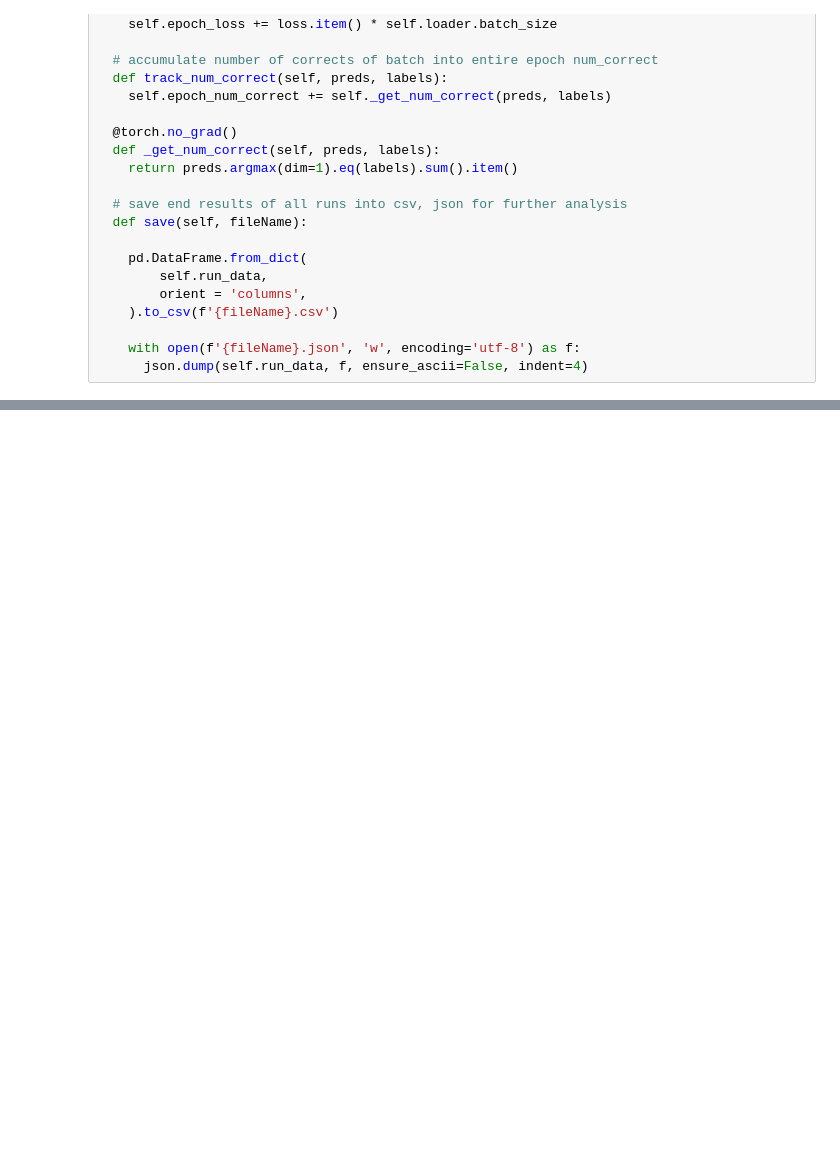
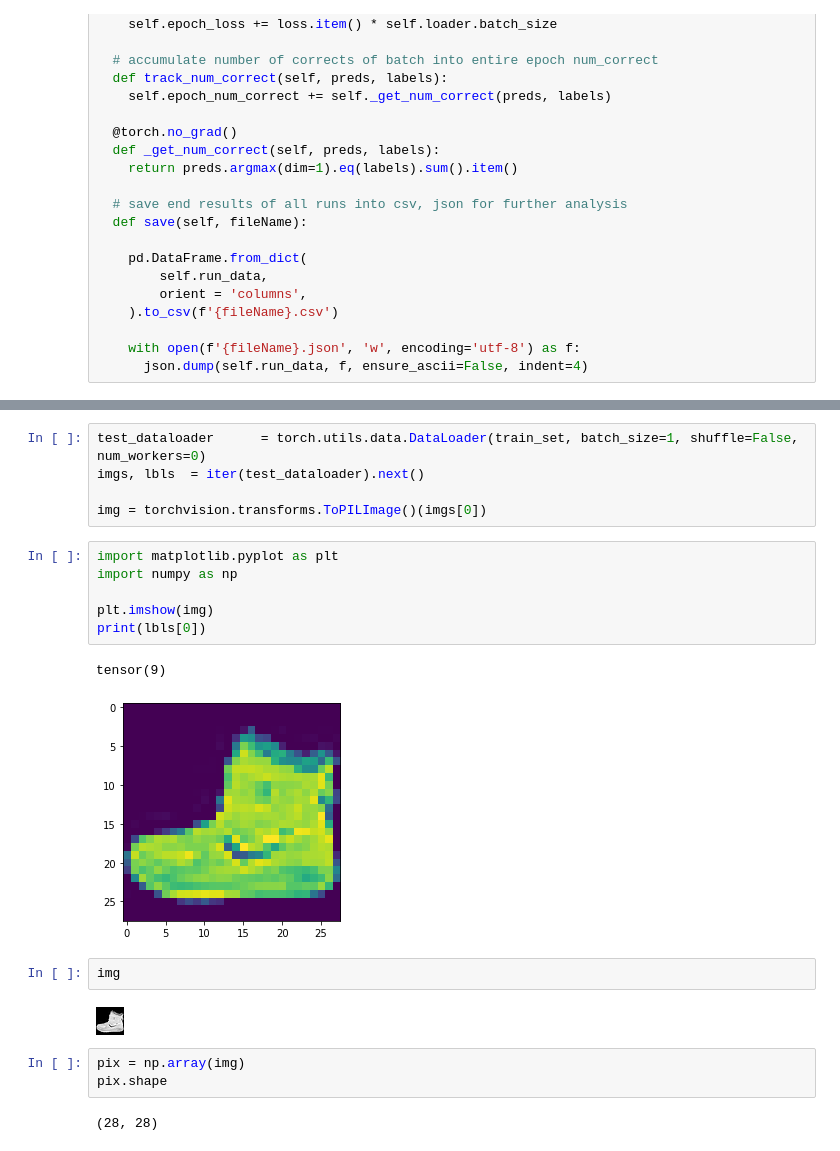
Before and after one commit to Intelligent-Systems-Phystech/2022-Project99, a Jupyter notebook: code/Muradov_CNN.ipynb, the cells around one changed output, grey strips where cells are left out. Drawn from its saved outputs; the diff is of its cells as text; blank space fills up the shorter version.

```diff
--- a/code/Muradov_CNN.ipynb
+++ b/code/Muradov_CNN.ipynb
@@ -246,0 +295,23 @@ m.save('results')
+# %%
+test_dataloader      = torch.utils.data.DataLoader(train_set, batch_size=1, shuffle=False, num_workers=0)
+imgs, lbls  = iter(test_dataloader).next()
+
+img = torchvision.transforms.ToPILImage()(imgs[0])
+# %%
+import matplotlib.pyplot as plt
+import numpy as np
+
+plt.imshow(img)
+print(lbls[0])
+# %% [output]
+tensor(9)
+[figure, added]
+# %%
+img
+# %% [output]
+[figure, added]
+# %%
+pix = np.array(img)
+pix.shape
+# %% [output]
+(28, 28)
```
Also changed, not shown: parts of 25 cells of this notebook.
